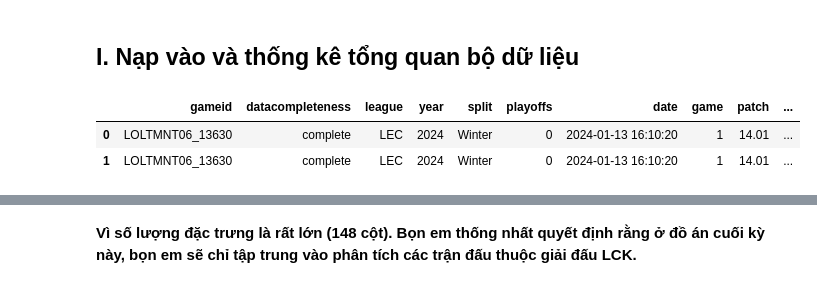
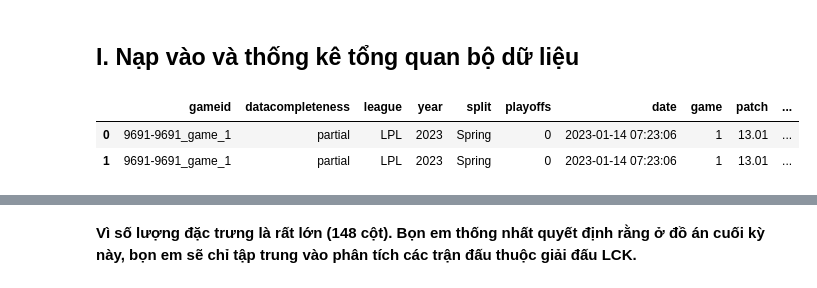
Before and after one commit to EldlichLord2004/DS102_P13_CNVN, a Jupyter notebook: Source/DS102-P13 - Group-7.ipynb, the cells around one changed output, grey strips where cells are left out. Drawn from its saved outputs; the diff is of its cells as text; code cells hidden in the pictures.

```diff
--- a/Source/DS102-P13 - Group-7.ipynb
+++ b/Source/DS102-P13 - Group-7.ipynb
@@ -34,12 +34,12 @@ pd.set_option('display.max_colwidth', None)    # Show full content in each cell
 ## I. Nạp vào và thống kê tổng quan bộ dữ liệu
 # %%
 #Đọc bộ dữ liệu
-df = pd.read_csv('../Data/Team_stats_Tournamennts.csv')
+df = pd.read_csv('/Data/Team_stats_Tournamennts.csv')
 df.head(2)
 # %% [output]
 |  | gameid | datacompleteness | league | year | split | playoffs | date | game | patch | ... |
-| 0 | LOLTMNT06_13630 | complete | LEC | 2024 | Winter | 0 | 2024-01-13 16:10:20 | 1 | 14.01 | ... |
-| 1 | LOLTMNT06_13630 | complete | LEC | 2024 | Winter | 0 | 2024-01-13 16:10:20 | 1 | 14.01 | ... |
+| 0 | 9691-9691_game_1 | partial | LPL | 2023 | Spring | 0 | 2023-01-14 07:23:06 | 1 | 13.01 | ... |
+| 1 | 9691-9691_game_1 | partial | LPL | 2023 | Spring | 0 | 2023-01-14 07:23:06 | 1 | 13.01 | ... |
 # %%
 df.dtypes
 # %% [output]
```
Also changed, not shown: parts of 13 cells of this notebook.
